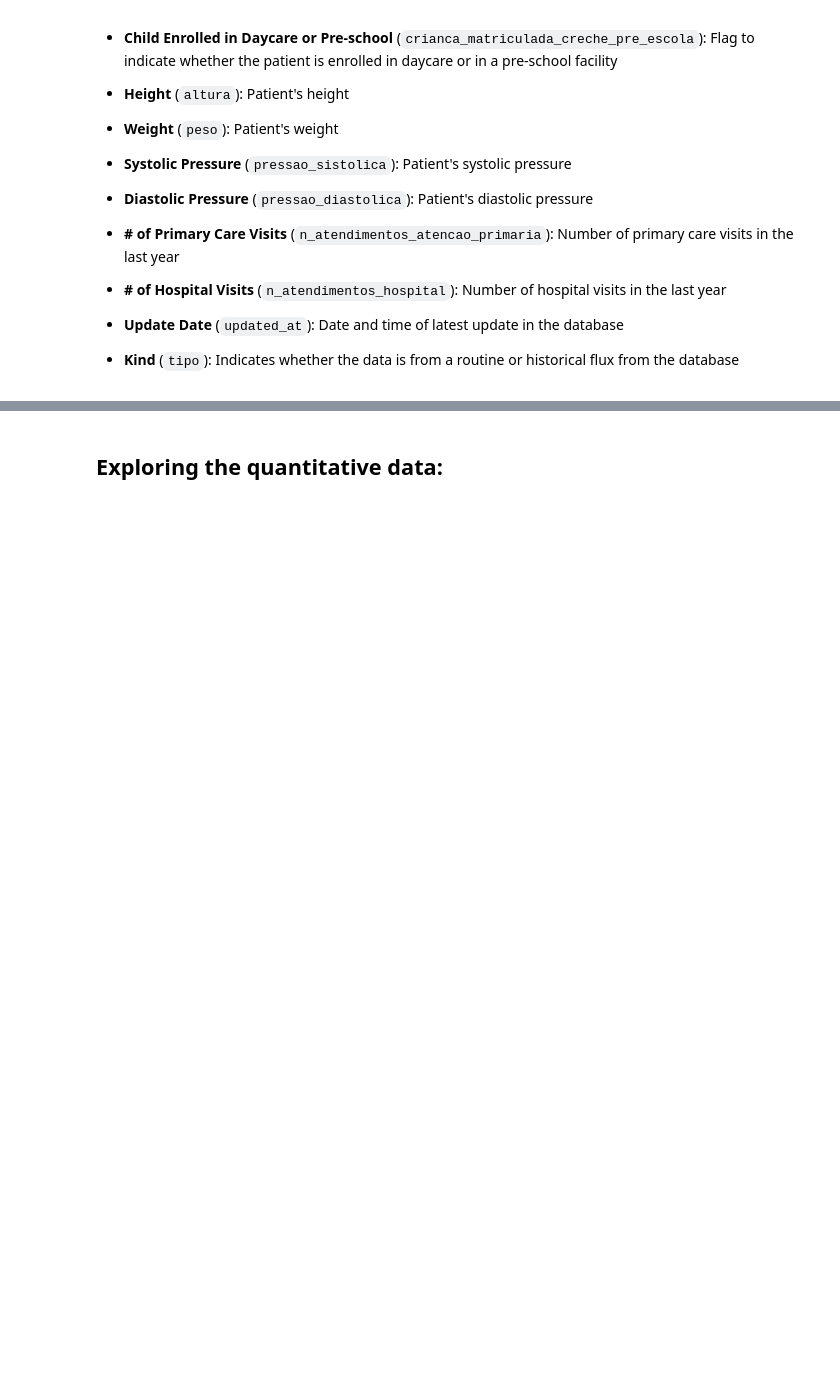
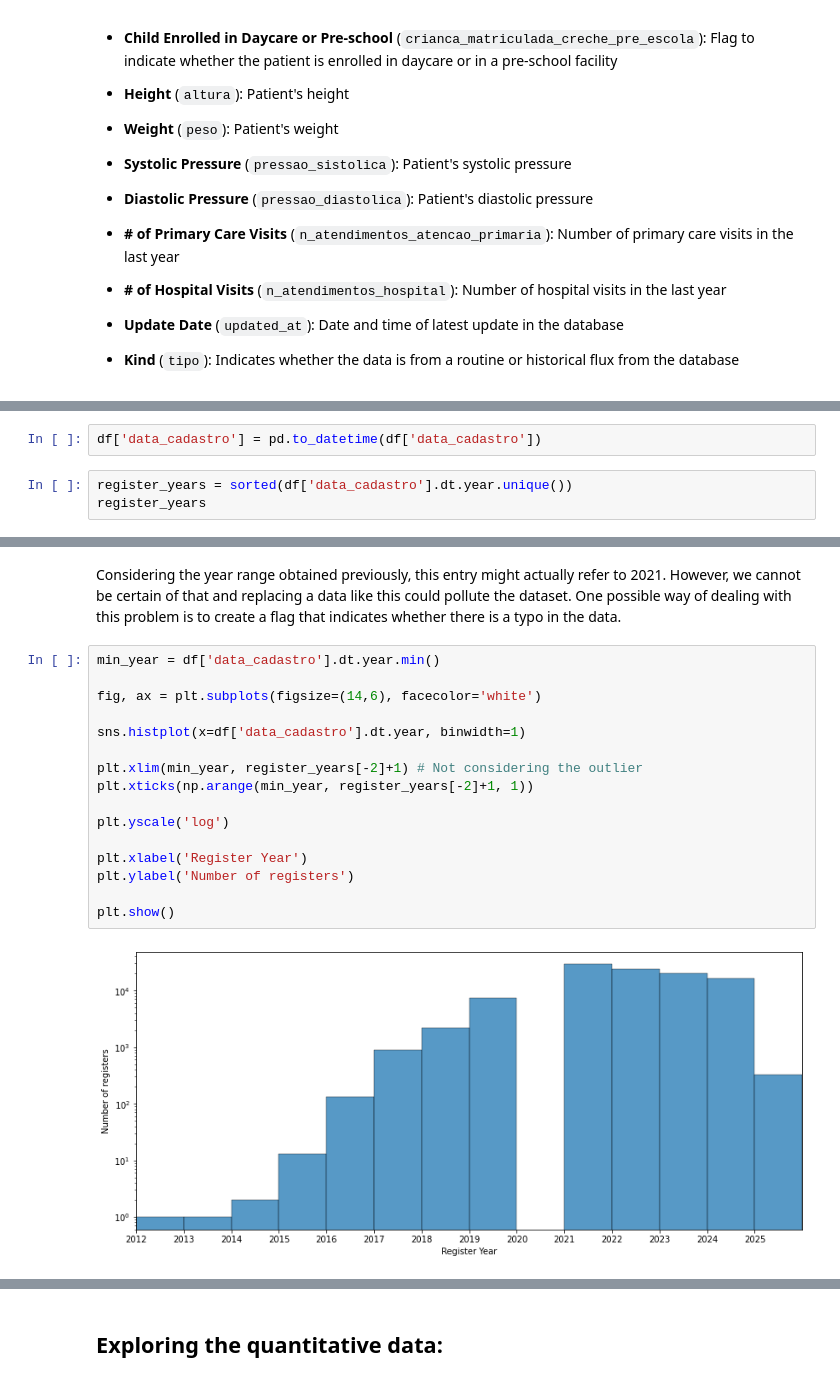
Before and after one commit to micahgcnavia/Home_Visits_Public_Health_RJ, a Jupyter notebook: exploring_data.ipynb, the cells around one changed output, grey strips where cells are left out. Cells and saved outputs as stored; diff of their text form; blank space fills up the shorter version.

Commit message:
added register date analysis

```diff
--- a/exploring_data.ipynb
+++ b/exploring_data.ipynb
@@ -171,0 +175,5 @@ df.describe()
+# %%
+df['data_cadastro'] = pd.to_datetime(df['data_cadastro'])
+# %%
+register_years = sorted(df['data_cadastro'].dt.year.unique())
+register_years
@@ -171,0 +203,20 @@ df.describe()
+# %% [markdown]
+Considering the year range obtained previously, this entry might actually refer to 2021. However, we cannot be certain of that and replacing a data like this could pollute the dataset. One possible way of dealing with this problem is to create a flag that indicates whether there is a typo in the data.
+# %%
+min_year = df['data_cadastro'].dt.year.min()
+
+fig, ax = plt.subplots(figsize=(14,6), facecolor='white')
+
+sns.histplot(x=df['data_cadastro'].dt.year, binwidth=1)
+
+plt.xlim(min_year, register_years[-2]+1) # Not considering the outlier
+plt.xticks(np.arange(min_year, register_years[-2]+1, 1))
+
+plt.yscale('log')
+
+plt.xlabel('Register Year')
+plt.ylabel('Number of registers')
+
+plt.show()
+# %% [output]
+[figure, added]
```
Also changed, not shown: parts of 9 cells of this notebook.
